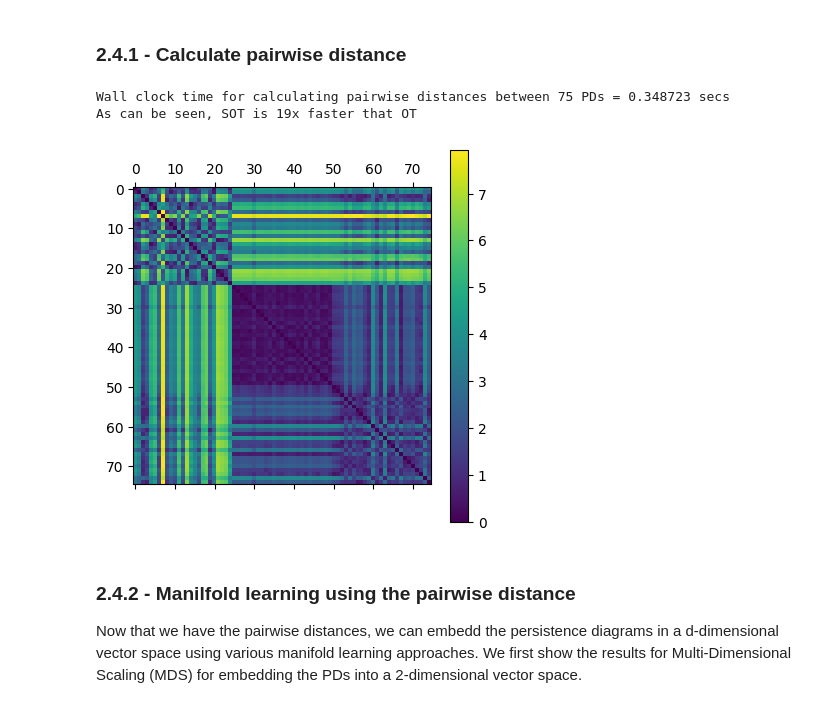
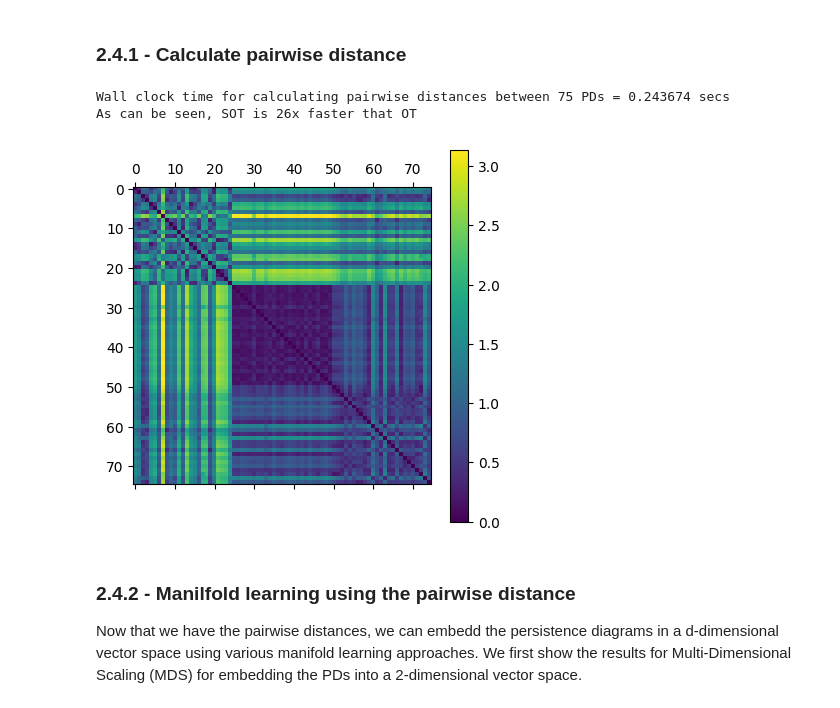
Before and after one commit to skolouri/TopoTrans, a Jupyter notebook: TDA_OT.ipynb, the cells around one changed output. Cells and saved outputs as stored; diff of their text form; code cells hidden in the pictures.

```diff
--- a/TDA_OT.ipynb
+++ b/TDA_OT.ipynb
@@ -355,20 +355,20 @@ def sotPD(diagram1,diagram2,K=32,p=2,seed=0):
 # %%
 K = len(X)
 PD_Dist = np.zeros((K,K))
 tic2 = time.time()
 for i in range(K-1):
     for j in range(i+1,K):
-        PD_Dist[i,j]=sotPD(PD[i],PD[j],K=8,p=2,seed=0)
+        PD_Dist[i,j]=sotPD(PD[i],PD[j],K=5,p=2,seed=0)
 toc2 = time.time()
 PD_Dist = PD_Dist+PD_Dist.T
 plt.matshow(PD_Dist)
 plt.colorbar()
 print('Wall clock time for calculating pairwise distances between %d PDs = %f secs'%(K,toc2-tic2))
 print('As can be seen, SOT is %dx faster that OT'%np.round((toc-tic)/(toc2-tic2)))
 # %% [output]
-Wall clock time for calculating pairwise distances between 75 PDs = 0.348723 secs
-As can be seen, SOT is 19x faster that OT
+Wall clock time for calculating pairwise distances between 75 PDs = 0.243674 secs
+As can be seen, SOT is 26x faster that OT
-[figure, old version]
+[figure, new version]
 # %% [markdown]
 ### 2.4.2 - Manilfold learning using the pairwise distance
 
```
Also changed, not shown: parts of 3 cells of this notebook.
